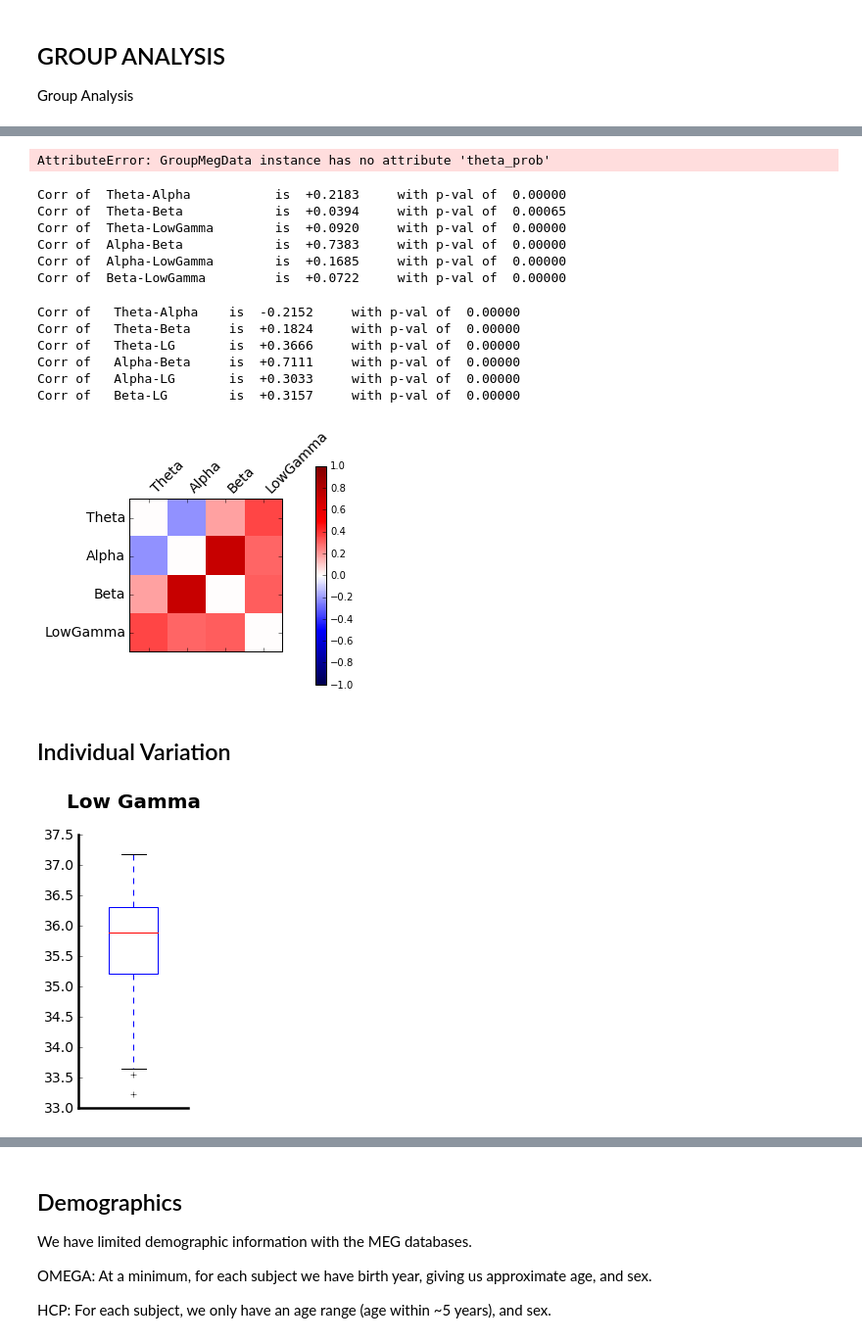
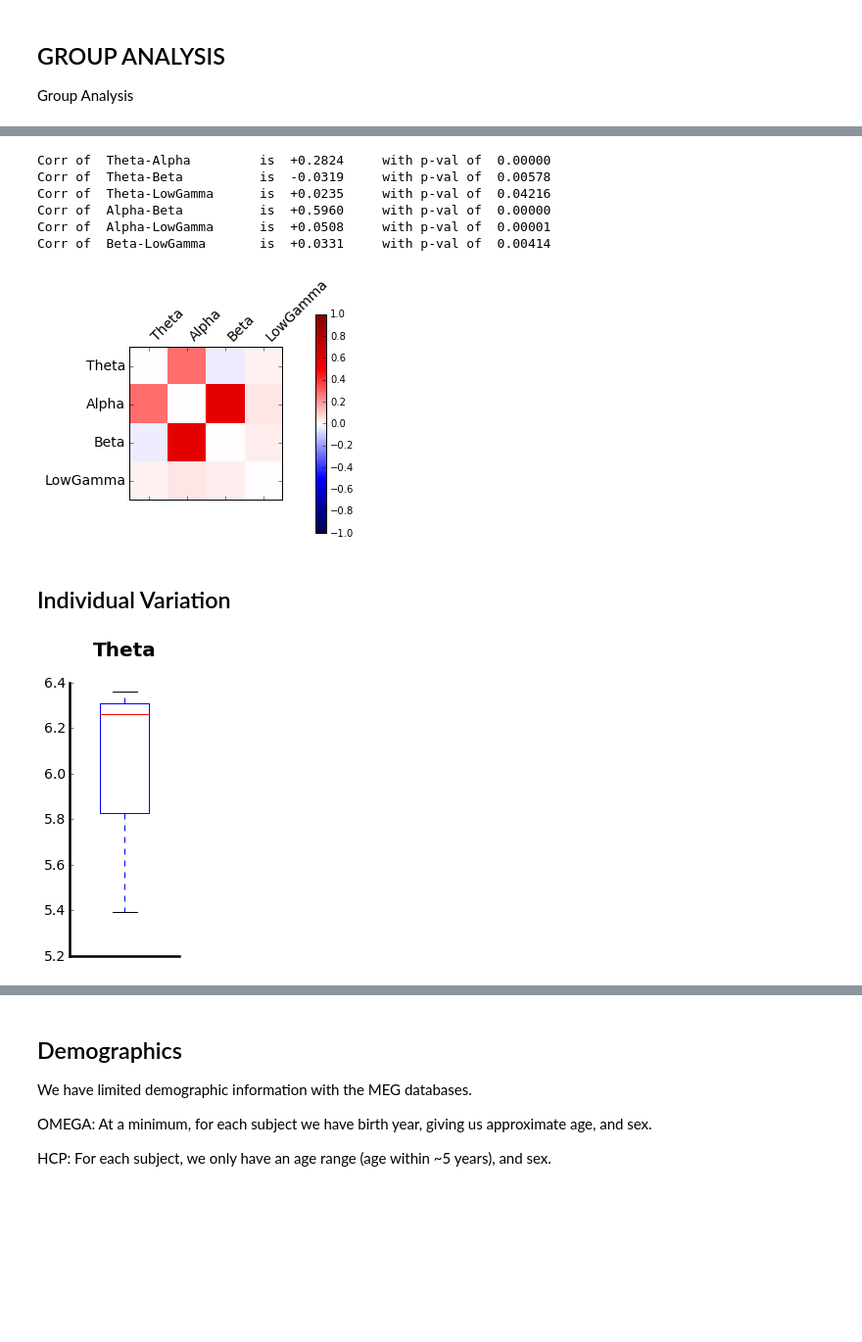
Before and after one commit to voytekresearch/omapping, a Jupyter notebook: OM-Analysis.ipynb, the cells around one changed output, grey strips where cells are left out. Shown at 98% size. Drawn from its saved outputs; the diff is of its cells as text; code cells hidden in the pictures; blank space fills up the shorter version.

```diff
--- a/OM-Analysis.ipynb
+++ b/OM-Analysis.ipynb
@@ -237,10 +205,4 @@ meg_group.set_map_viz(dat_type='prob')
 # %%
 # Save group oscillation probability data out to npz file
 meg_group.save_map(dat_type='prob', file_name='test')
-# %%
-# OLD:
-# Save group osc-probability data for visualization with Brainstorm
-meg_group.set_prob_viz()
-# %% [output]
-AttributeError: GroupMegData instance has no attribute 'theta_prob'
 # %%
@@ -259,43 +217,26 @@ meg_group.save_osc_score('Group_Osc_Scores')
-# %%
-#OLD:
-# Save group osc-score data for visualization with Brainstorm
-meg_group.set_score_viz()
 # %%
 # Correlations between osc-scores of oscillatory bands.
 score_rs, score_ps, score_labels = meg_group.osc_map_corrs(map_type='score')
 print_corrs_mat(score_rs, score_ps, score_labels)
 # %% [output]
-Corr of  Theta-Alpha           is  +0.2183     with p-val of  0.00000
-Corr of  Theta-Beta            is  +0.0394     with p-val of  0.00065
-Corr of  Theta-LowGamma        is  +0.0920     with p-val of  0.00000
-Corr of  Alpha-Beta            is  +0.7383     with p-val of  0.00000
-Corr of  Alpha-LowGamma        is  +0.1685     with p-val of  0.00000
-Corr of  Beta-LowGamma         is  +0.0722     with p-val of  0.00000
+Corr of  Theta-Alpha         is  +0.2824     with p-val of  0.00000
+Corr of  Theta-Beta          is  -0.0319     with p-val of  0.00578
+Corr of  Theta-LowGamma      is  +0.0235     with p-val of  0.04216
+Corr of  Alpha-Beta          is  +0.5960     with p-val of  0.00000
+Corr of  Alpha-LowGamma      is  +0.0508     with p-val of  0.00001
+Corr of  Beta-LowGamma       is  +0.0331     with p-val of  0.00414
-# %%
-# OLD
-# Correlations between osc-scores of oscillatory bands.
-[osc_score_corrs, osc_score_corrs_mat] = meg_group.osc_score_corrs()
-for corr in osc_score_corrs:
-    print('Corr of  ',  corr[0], '\t is ', '{:+1.4f}'.format(corr[1]),
-          '\t with p-val of ', '{:1.5f}'.format(corr[2]))
-# %% [output]
-Corr of   Theta-Alpha    is  -0.2152     with p-val of  0.00000
-Corr of   Theta-Beta     is  +0.1824     with p-val of  0.00000
-Corr of   Theta-LG       is  +0.3666     with p-val of  0.00000
-Corr of   Alpha-Beta     is  +0.7111     with p-val of  0.00000
-Corr of   Alpha-LG       is  +0.3033     with p-val of  0.00000
-Corr of   Beta-LG        is  +0.3157     with p-val of  0.00000
 # %%
 # Plot the oscillation band correlation matrix
-plot_band_corr_matrix(osc_score_corrs_mat, save_out=True)
+plot_band_corr_matrix(score_rs, save_out=False)
 # %% [output]
-[figure, old version]
+[figure, new version]
 # %% [markdown]
 ## Individual Variation
 # %%
 # Plot the peak frequency boxplot
-plot_peak_boxplot(meg_group.peak_lowgamma, 'Low Gamma', save_out=True)
+band = 'Theta'
+plot_peak_boxplot(meg_group.peaks[band], band, save_out=False)
 # %% [output]
-[figure, old version]
+[figure, new version]
 # %%
 # Plot the individual oscillation profiles figure
```
Also changed, not shown: parts of 29 cells of this notebook.
